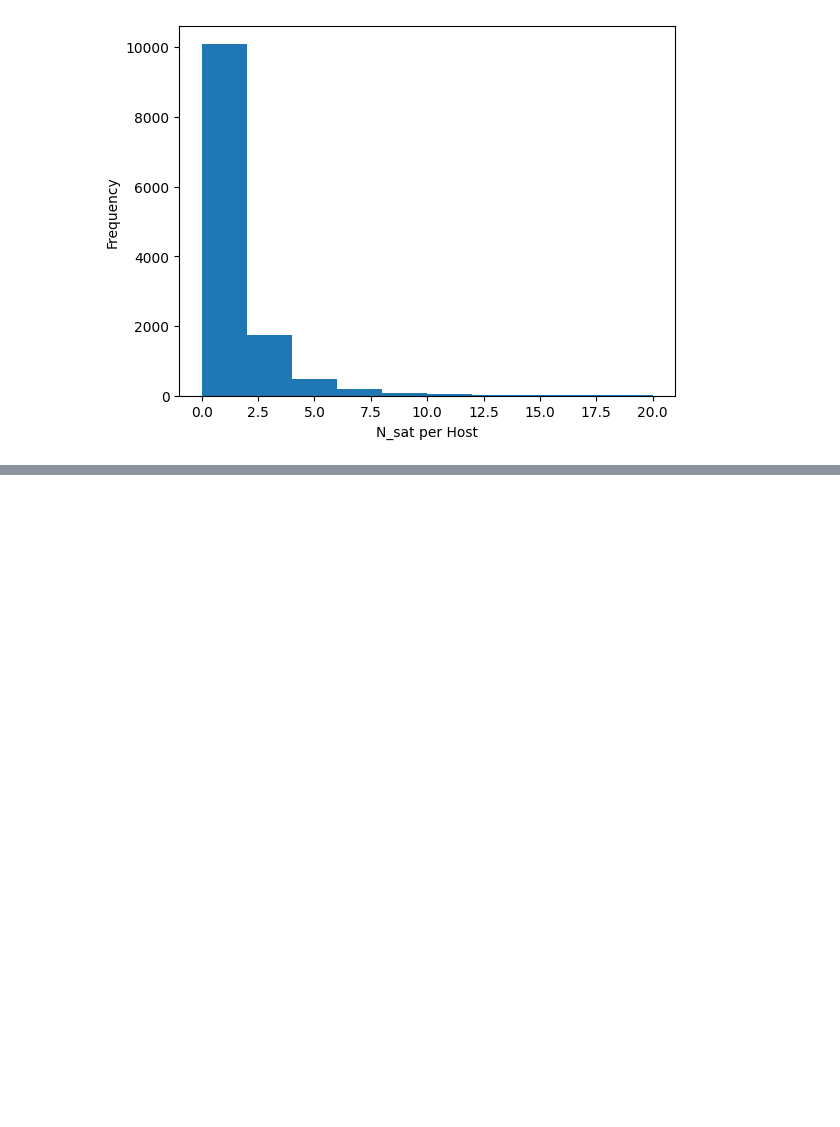
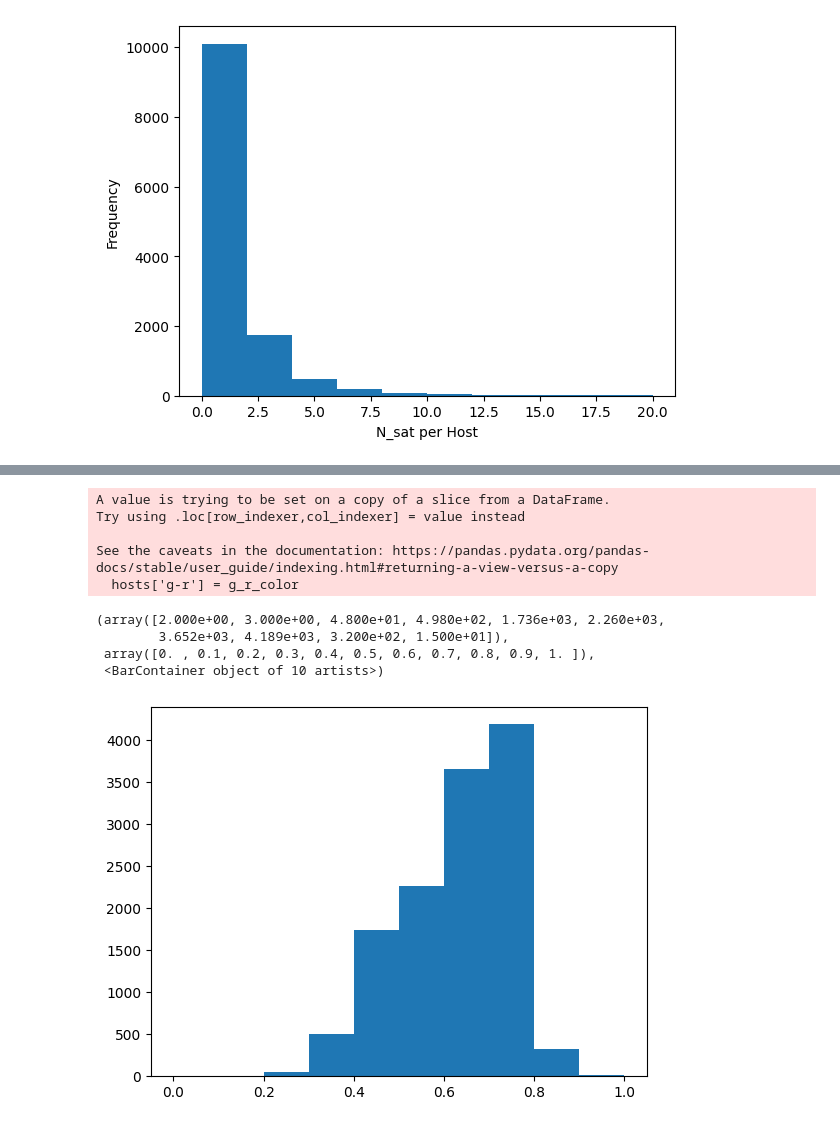
Before and after one commit to harishk30/DwarfGalaxyAnalysis, a Jupyter notebook: SAGAxCM.ipynb, the cells around one changed output, grey strips where cells are left out. Saved outputs shown, nothing was run; the diff lists cells and outputs as text; code cells hidden in the pictures; blank space fills up the shorter version.

Commit message:
More data analysis (absolute -> apparent magnitude + merging different catalogs)

```diff
--- a/SAGAxCM.ipynb
+++ b/SAGAxCM.ipynb
@@ -200,0 +207,31 @@ Name: M_g_NSA, Length: 12749, dtype: float32
+# %%
+def absolute_to_apparent(M, z):
+  D_L = cosmo.luminosity_distance(0.6).value * 1e6
+  mu = 5 * np.log10(D_L) - 5
+  return M + mu
+# %%
+def g_r(Mr, Mg, z):
+  mr = absolute_to_apparent(Mr, z)
+  mg = absolute_to_apparent(Mg, z)
+  return mg - mr
+# %%
+g_r_color = []
+for i in range(0, len(hosts)):
+  val = hosts.iloc[i]
+  g_r_color.append(g_r(val['M_r_NSA'], val['M_g_NSA'], val['z_NSA']))
+# %%
+hosts['g-r'] = g_r_color
+# %% [output]
+A value is trying to be set on a copy of a slice from a DataFrame.
+Try using .loc[row_indexer,col_indexer] = value instead
+
+See the caveats in the documentation: https://pandas.pydata.org/pandas-docs/stable/user_guide/indexing.html#returning-a-view-versus-a-copy
+  hosts['g-r'] = g_r_color
+# %%
+plt.hist(list(hosts['g-r']), range = (0, 1))
+# %% [output]
+(array([2.000e+00, 3.000e+00, 4.800e+01, 4.980e+02, 1.736e+03, 2.260e+03,
+        3.652e+03, 4.189e+03, 3.200e+02, 1.500e+01]),
+ array([0. , 0.1, 0.2, 0.3, 0.4, 0.5, 0.6, 0.7, 0.8, 0.9, 1. ]),
+ <BarContainer object of 10 artists>)
+[figure, added]
```
Also changed, not shown: parts of 19 cells of this notebook.
